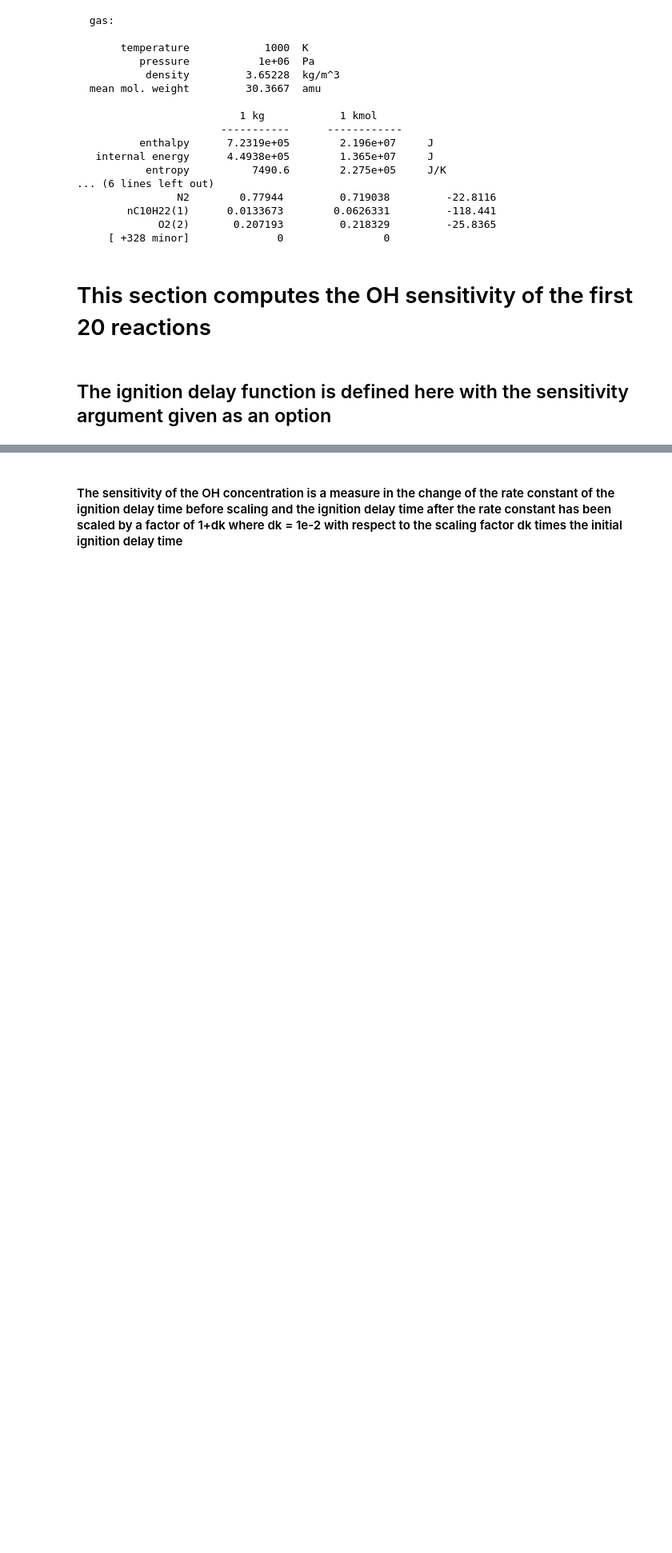
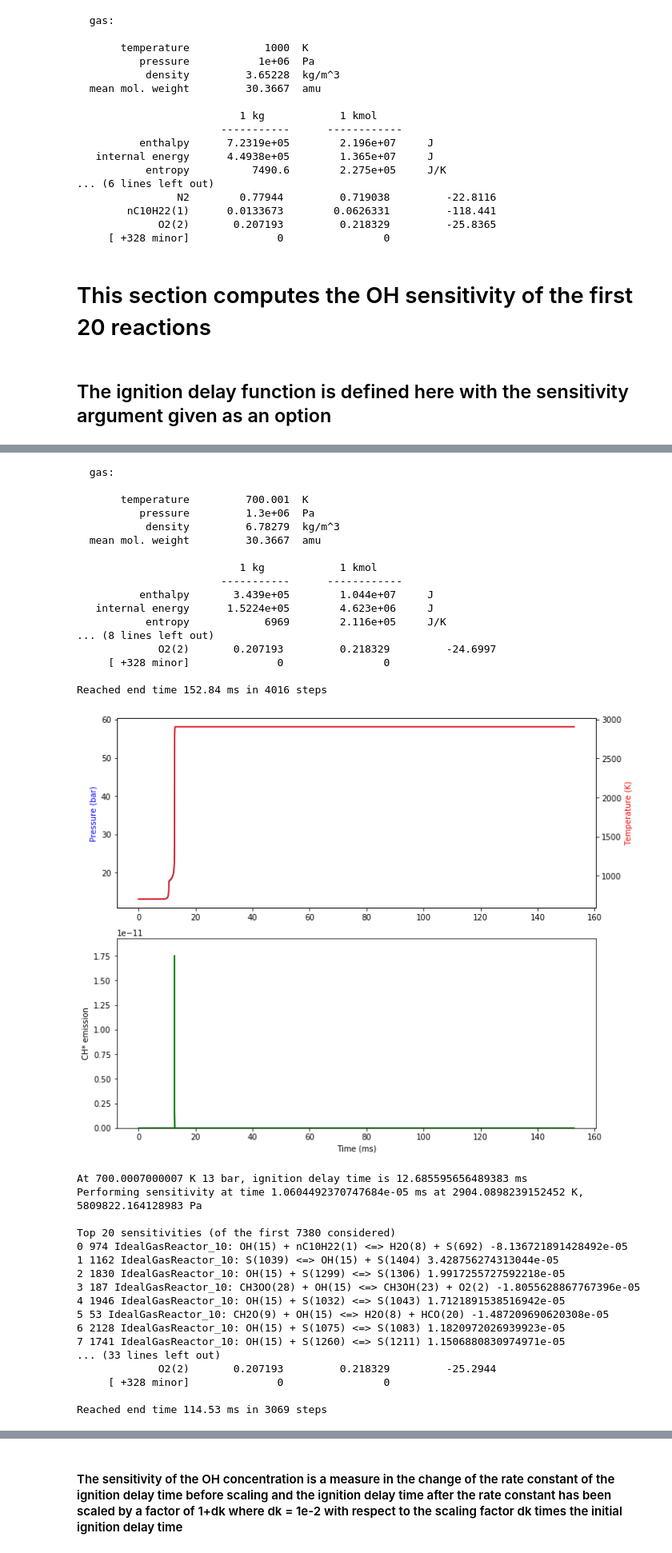
Before and after one commit to ajuluc/GTL, a Jupyter notebook: nc10/RMG_ignition_delay_nc10_no_lowT.ipynb, the cells around one changed output, grey strips where cells are left out. Shown at 80% size. Saved outputs shown, nothing was run; the diff lists cells and outputs as text; code cells hidden in the pictures; blank space fills up the shorter version.

```diff
--- a/nc10/RMG_ignition_delay_nc10_no_lowT.ipynb
+++ b/nc10/RMG_ignition_delay_nc10_no_lowT.ipynb
@@ -164,7 +174,7 @@ def get_sensitivities(gas, TPX, max_n=None):
 # %%
 def get_ignition_delay(gas, temperature, pressure_bar, mole_fractions, plot=False, sensitivity=False):
     """
-    A general function to find the igniton delay.
+    A general function to find the ignition delay.
     Using C2H + O --> CH* as the indication of ignition
 
     gas is a cantera Solution object
@@ -189,7 +199,7 @@ def get_ignition_delay(gas, temperature, pressure_bar, mole_fractions, plot=Fals
 
     # set the tolerances for the solution and for the sensitivity coefficients
     reactor_network.rtol = 1.0e-6
-    reactor_network.atol = 1.0e-15
+    reactor_network.atol = 1.0e-16
     reactor_network.rtol_sensitivity = 1.0e-6
     reactor_network.atol_sensitivity = 1.0e-6
 
@@ -341,0 +313,47 @@ Top 20 sensitivities (of the first 7381 considered)
+# %%
+low_T_initial_idt = get_ignition_delay_n2(1000/1.42857, 13, 1, plot=True, sensitivity=True)
+plt.rcParams['figure.figsize'] = [10, 8]
+
+medium_T_initial_idt = get_ignition_delay_n2(1000/1.1111, 13, 1, plot=True, sensitivity=True)
+plt.rcParams['figure.figsize'] = [10, 8]
+
+high_T_inital_idt = get_ignition_delay_n2(1000/0.76923, 13, 1, plot=True, sensitivity=True)
+plt.rcParams['figure.figsize'] = [10, 8]
+
+plt.show()
+# %% [output]
+  gas:
+
+       temperature         700.001  K
+          pressure         1.3e+06  Pa
+           density         6.78279  kg/m^3
+  mean mol. weight         30.3667  amu
+
+                          1 kg            1 kmol
+                       -----------      ------------
+          enthalpy       3.439e+05        1.044e+07     J
+   internal energy      1.5224e+05        4.623e+06     J
+           entropy            6969        2.116e+05     J/K
+... (8 lines left out)
+             O2(2)       0.207193         0.218329         -24.6997
+     [ +328 minor]              0                0
+
+Reached end time 152.84 ms in 4016 steps
+[figure, added]
+At 700.0007000007 K 13 bar, ignition delay time is 12.685595656489383 ms
+Performing sensitivity at time 1.0604492370747684e-05 ms at 2904.0898239152452 K, 5809822.164128983 Pa
+
+Top 20 sensitivities (of the first 7380 considered)
+0 974 IdealGasReactor_10: OH(15) + nC10H22(1) <=> H2O(8) + S(692) -8.136721891428492e-05
+1 1162 IdealGasReactor_10: S(1039) <=> OH(15) + S(1404) 3.428756274313044e-05
+2 1830 IdealGasReactor_10: OH(15) + S(1299) <=> S(1306) 1.9917255727592218e-05
+3 187 IdealGasReactor_10: CH3OO(28) + OH(15) <=> CH3OH(23) + O2(2) -1.8055628867767396e-05
+4 1946 IdealGasReactor_10: OH(15) + S(1032) <=> S(1043) 1.7121891538516942e-05
+5 53 IdealGasReactor_10: CH2O(9) + OH(15) <=> H2O(8) + HCO(20) -1.487209690620308e-05
+6 2128 IdealGasReactor_10: OH(15) + S(1075) <=> S(1083) 1.1820972026939923e-05
+7 1741 IdealGasReactor_10: OH(15) + S(1260) <=> S(1211) 1.1506880830974971e-05
+... (33 lines left out)
+             O2(2)       0.207193         0.218329         -25.2944
+     [ +328 minor]              0                0
+
+Reached end time 114.53 ms in 3069 steps
```
Also changed, not shown: parts of 31 cells of this notebook.
